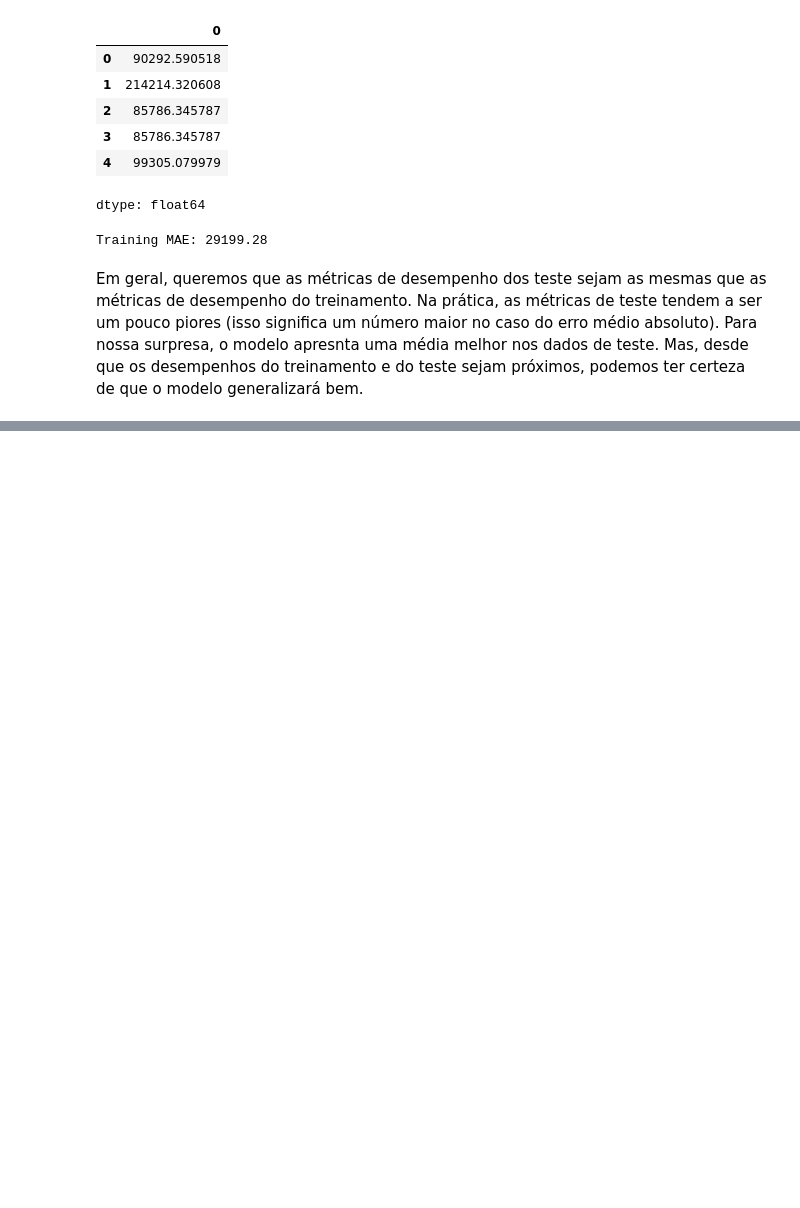
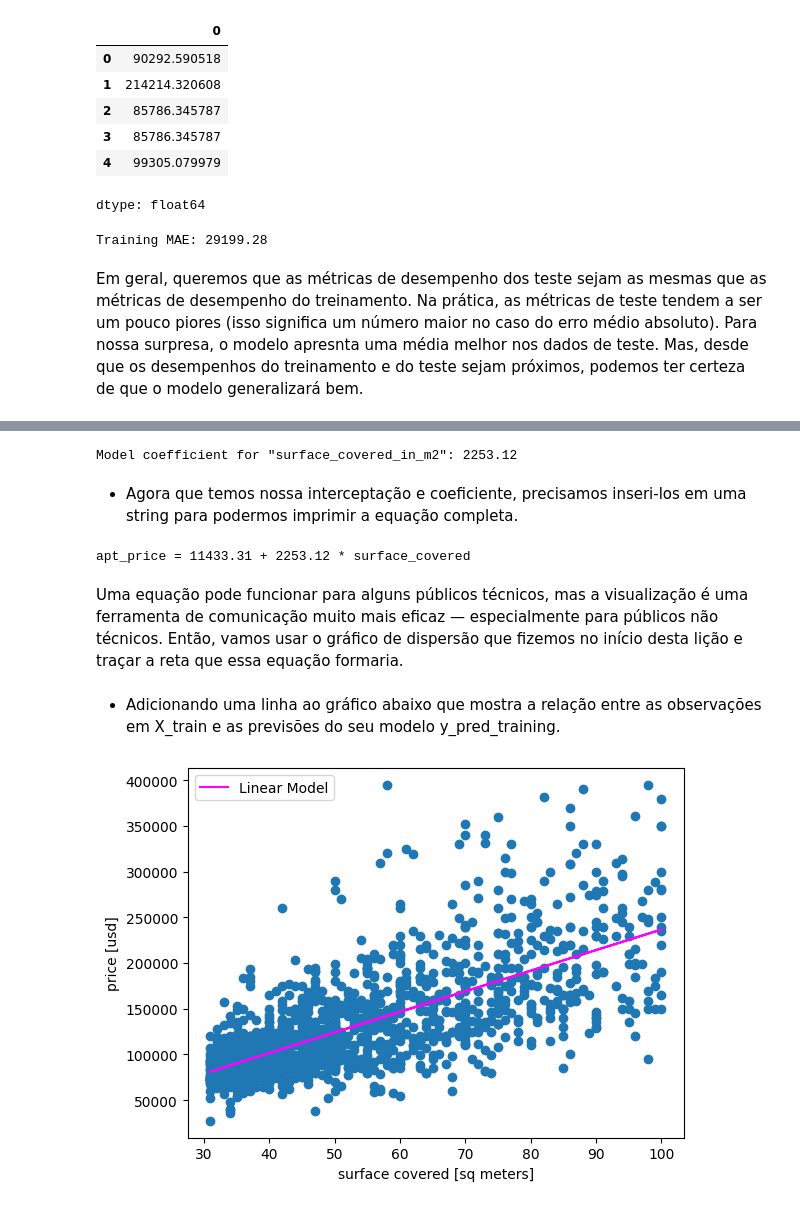
Before and after one commit to filipebvs/projetos_analise_de_dados, a Jupyter notebook: previsao_de_precos.ipynb, the cells around one changed output, grey strips where cells are left out. Drawn from its saved outputs; the diff is of its cells as text; code cells hidden in the pictures; blank space fills up the shorter version.

Commit message:
Inicia seção de comunicação de resultados, apresenta equação do modelo, Cria gráfico que representa o comportamento do modelo

```diff
--- a/previsao_de_precos.ipynb
+++ b/previsao_de_precos.ipynb
@@ -237,0 +262,24 @@ Em geral, queremos que as métricas de desempenho dos teste sejam as mesmas que
+# %%
+coefficient = round(model.coef_[0], 2)
+print('Model coefficient for "surface_covered_in_m2":', coefficient)
+assert any([isinstance(coefficient, int), isinstance(coefficient, float)])
+# %% [output]
+Model coefficient for "surface_covered_in_m2": 2253.12
+# %% [markdown]
+* Agora que temos nossa interceptação e coeficiente, precisamos inseri-los em uma string para podermos imprimir a equação completa.
+# %%
+print(f'apt_price = {intercept} + {coefficient} * surface_covered')
+# %% [output]
+apt_price = 11433.31 + 2253.12 * surface_covered
+# %% [markdown]
+Uma equação pode funcionar para alguns públicos técnicos, mas a visualização é uma ferramenta de comunicação muito mais eficaz — especialmente para públicos não técnicos. Então, vamos usar o gráfico de dispersão que fizemos no início desta lição e traçar a reta que essa equação formaria.
+# %% [markdown]
+* Adicionando uma linha ao gráfico abaixo que mostra a relação entre as observações em X_train e as previsões do seu modelo y_pred_training.
+# %%
+plt.plot(X_train.values, model.predict(X_train), color='magenta', label='Linear Model')
+plt.scatter(X_train, y_train)
+plt.xlabel("surface covered [sq meters]")
+plt.ylabel("price [usd]")
+plt.legend();
+# %% [output]
+[figure, added]
```
Also changed, not shown: parts of 5 cells of this notebook.
